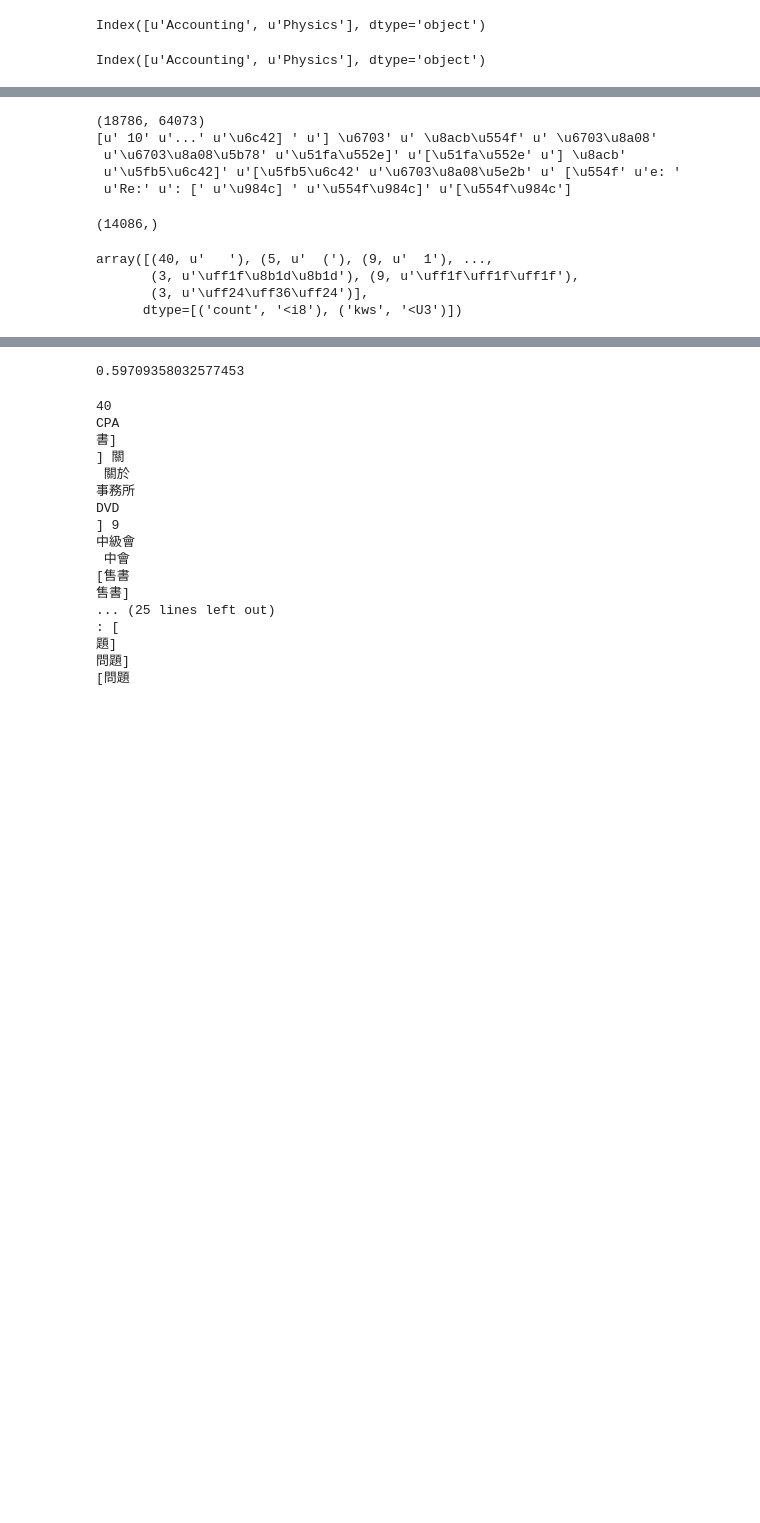
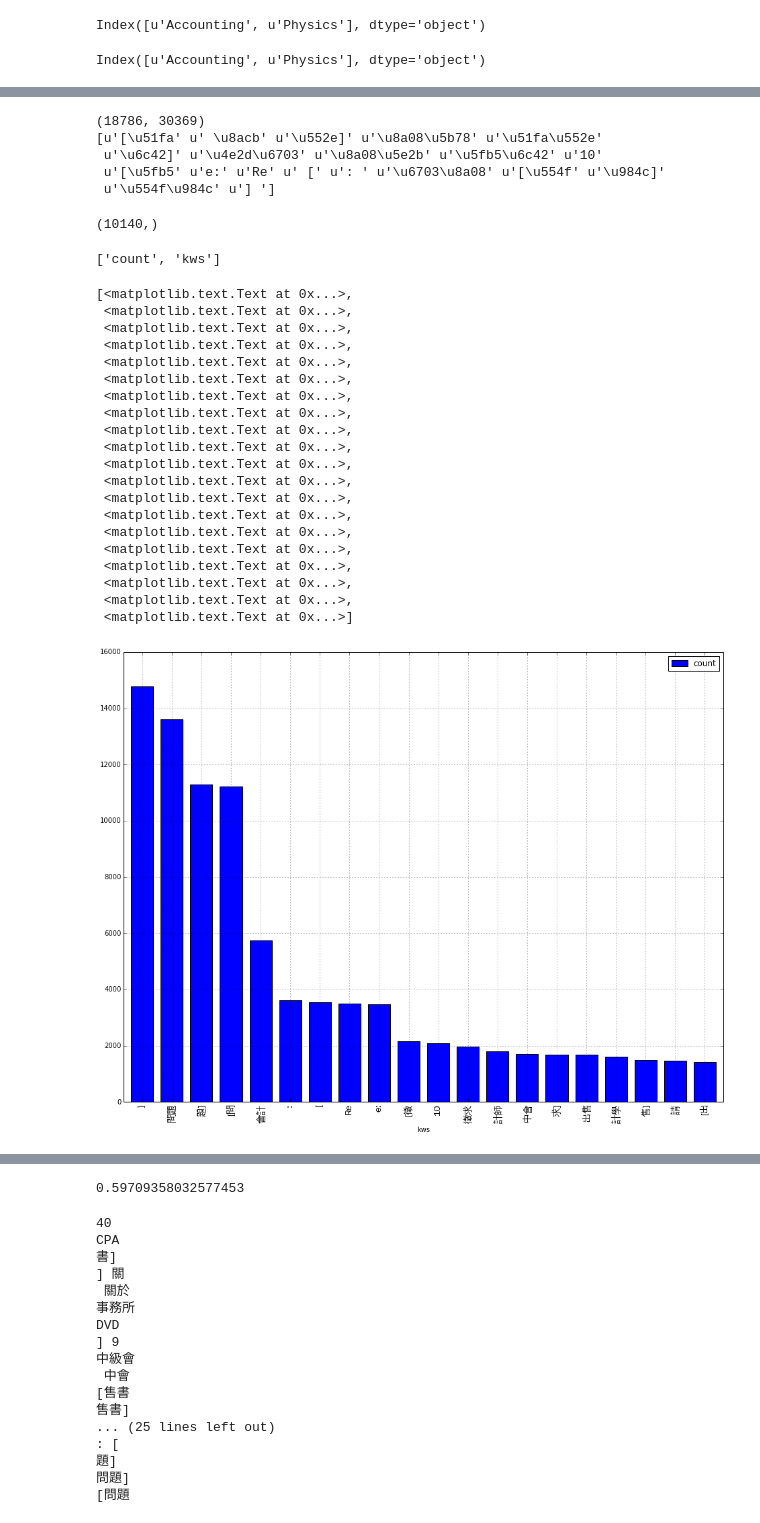
Before and after one commit to c3h3/NCCU-PyData-Courses-2013Spring, a Jupyter notebook: Lecture6/NLP/LangModels.ipynb, the cells around one changed output, grey strips where cells are left out. Cells and saved outputs as stored; diff of their text form; code cells hidden in the pictures; blank space fills up the shorter version.

```diff
--- a/Lecture6/NLP/LangModels.ipynb
+++ b/Lecture6/NLP/LangModels.ipynb
@@ -112,7 +112,7 @@ print "\n".join(filtered_ngram(test,3, [u"[出售"]))
 # %%
 def tokenize(text):
     if isinstance(text,(str,unicode)):
-        n = 3
+        n = 2
         return ngram(text,n)
 #         return [xx for xx in ngram(text,n) if len(xx.strip()) == n]
     else:
@@ -318,23 +317,52 @@ print test_t2v["sdtm"].shape
 print test_t2v.get_top_words(top_k=20)
 wc_matrix = test_t2v["word_count"]
 # %% [output]
-(18786, 64073)
-[u' 10' u'...' u'\u6c42] ' u'] \u6703' u' \u8acb\u554f' u' \u6703\u8a08'
- u'\u6703\u8a08\u5b78' u'\u51fa\u552e]' u'[\u51fa\u552e' u'] \u8acb'
- u'\u5fb5\u6c42]' u'[\u5fb5\u6c42' u'\u6703\u8a08\u5e2b' u' [\u554f' u'e: '
- u'Re:' u': [' u'\u984c] ' u'\u554f\u984c]' u'[\u554f\u984c']
+(18786, 30369)
+[u'[\u51fa' u' \u8acb' u'\u552e]' u'\u8a08\u5b78' u'\u51fa\u552e'
+ u'\u6c42]' u'\u4e2d\u6703' u'\u8a08\u5e2b' u'\u5fb5\u6c42' u'10'
+ u'[\u5fb5' u'e:' u'Re' u' [' u': ' u'\u6703\u8a08' u'[\u554f' u'\u984c]'
+ u'\u554f\u984c' u'] ']
 # %%
 filter_wc = test_t2v["word_count"][test_t2v["word_count"]["count"] > 2]
 filter_wc.shape
 # %% [output]
-(14086,)
+(10140,)
-# %%
-filter_wc
-# %% [output]
-array([(40, u'   '), (5, u'  ('), (9, u'  1'), ...,
-       (3, u'\uff1f\u8b1d\u8b1d'), (9, u'\uff1f\uff1f\uff1f'),
-       (3, u'\uff24\uff36\uff24')],
-      dtype=[('count', '<i8'), ('kws', '<U3')])
+# %%
+filter_wc.dtype.fields.keys()
+# %% [output]
+['count', 'kws']
+# %%
+filter_wc_df = pd.DataFrame(map(pd.Series,zip(filter_wc["kws"],filter_wc["count"])))
+filter_wc_df.columns = ["kws","count"]
+filter_wc_df = filter_wc_df.sort("count",ascending=0)
+filter_wc_df = filter_wc_df.set_index("kws")
+ax = filter_wc_df.head(20).plot(kind="bar")
+ax.set_xticklabels(filter_wc_df.index, fontproperties=cfont)
+
+# ,fontproperties=cfont
+# filter_wc_df.head(20)
+# %% [output]
+[<matplotlib.text.Text at 0x...>,
+ <matplotlib.text.Text at 0x...>,
+ <matplotlib.text.Text at 0x...>,
+ <matplotlib.text.Text at 0x...>,
+ <matplotlib.text.Text at 0x...>,
+ <matplotlib.text.Text at 0x...>,
+ <matplotlib.text.Text at 0x...>,
+ <matplotlib.text.Text at 0x...>,
+ <matplotlib.text.Text at 0x...>,
+ <matplotlib.text.Text at 0x...>,
+ <matplotlib.text.Text at 0x...>,
+ <matplotlib.text.Text at 0x...>,
+ <matplotlib.text.Text at 0x...>,
+ <matplotlib.text.Text at 0x...>,
+ <matplotlib.text.Text at 0x...>,
+ <matplotlib.text.Text at 0x...>,
+ <matplotlib.text.Text at 0x...>,
+ <matplotlib.text.Text at 0x...>,
+ <matplotlib.text.Text at 0x...>,
+ <matplotlib.text.Text at 0x...>]
+[figure, added]
 # %%
 
 fig = pylab.figure()
```
Also changed, not shown: parts of 4 cells of this notebook.
